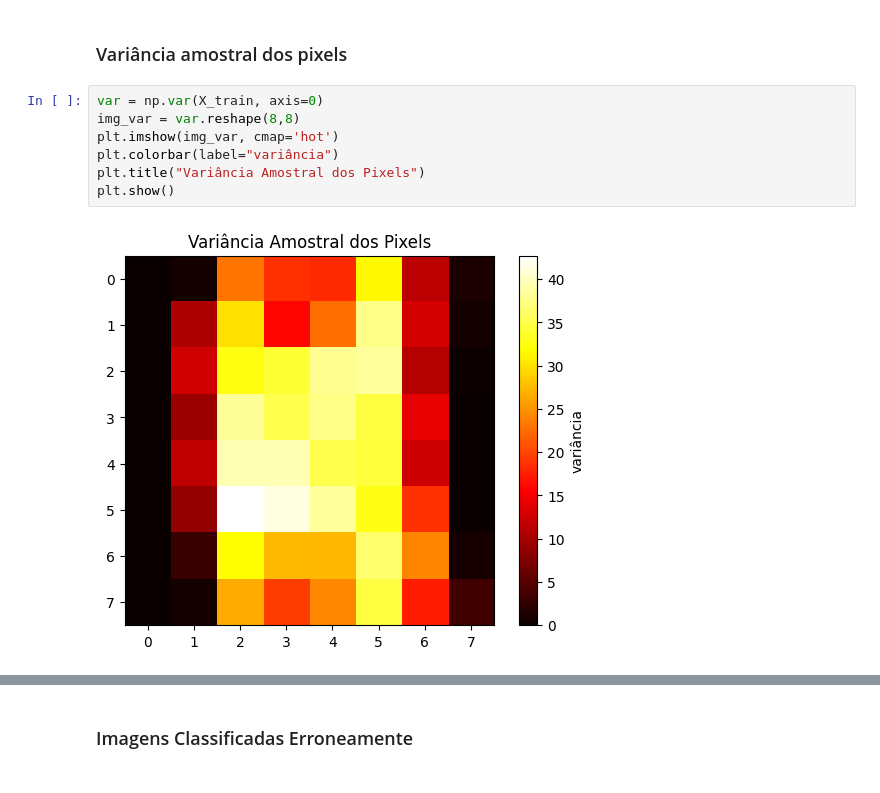
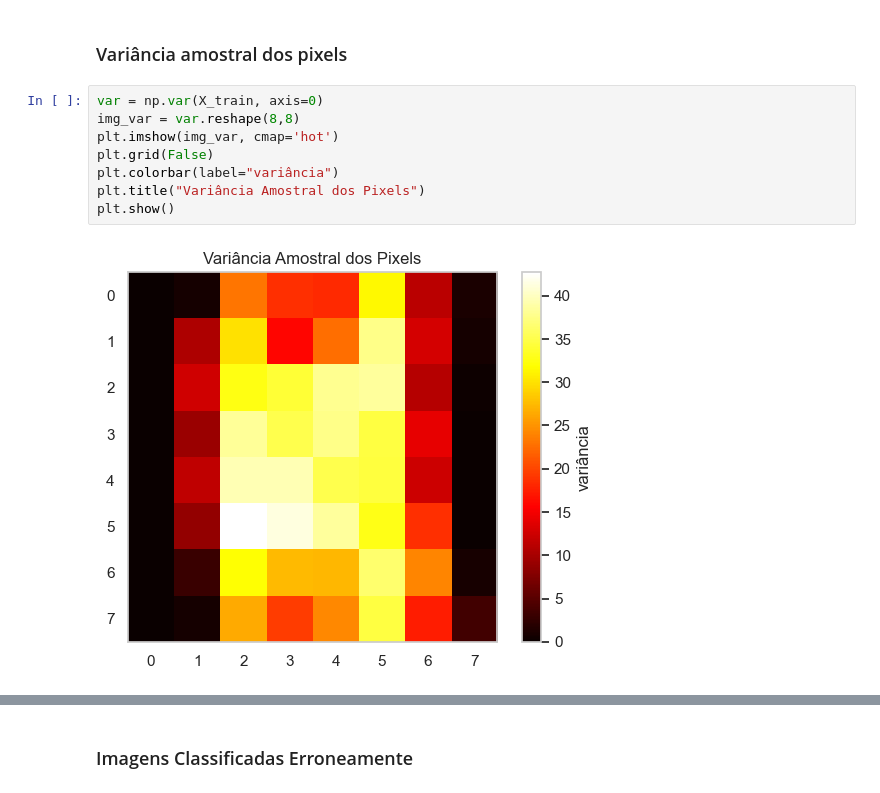
Before and after one commit to matheuspinto4/FGV, a Jupyter notebook: graduacao/5o_periodo/machine_learning/licoes_praticas/HW1.ipynb, the cells around one changed output, grey strips where cells are left out. Drawn from its saved outputs; the diff is of its cells as text.

```diff
--- a/graduacao/5o_periodo/machine_learning/licoes_praticas/HW1.ipynb
+++ b/graduacao/5o_periodo/machine_learning/licoes_praticas/HW1.ipynb
@@ -136,10 +153,11 @@ plt.show()
 # %%
 var = np.var(X_train, axis=0)
 img_var = var.reshape(8,8)
 plt.imshow(img_var, cmap='hot')
+plt.grid(False)
 plt.colorbar(label="variância")
 plt.title("Variância Amostral dos Pixels")
 plt.show()
 # %% [output]
-[figure, old version]
+[figure, new version]
 # %% [markdown]
```
Also changed, not shown: parts of 23 cells of this notebook, 10 other files.
